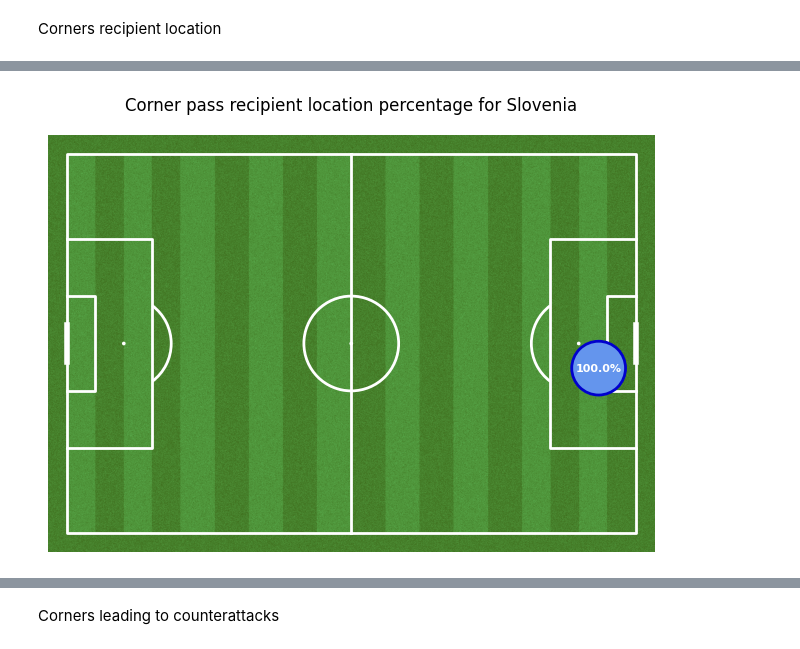
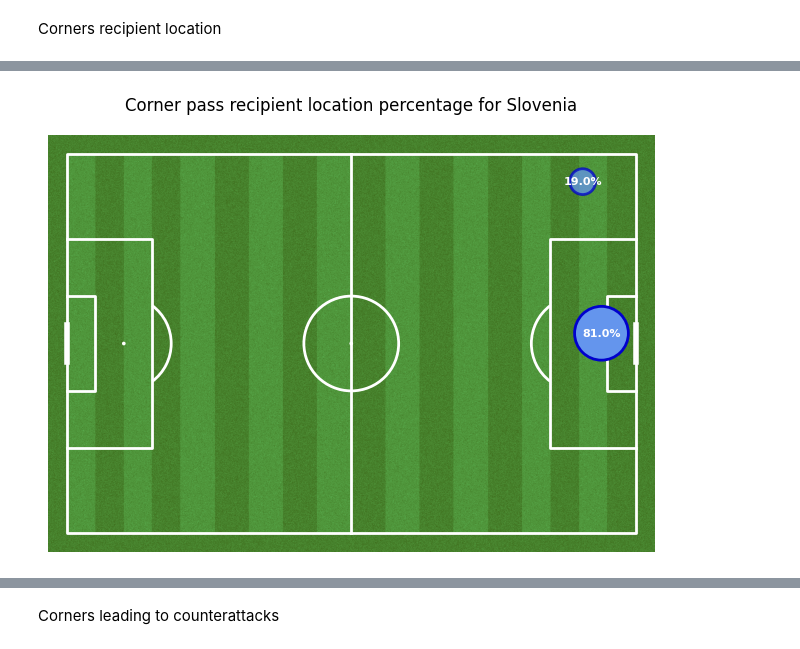
Before and after one commit to ngroggy/SoccerAnalytics, a Jupyter notebook: notebooks/5-setplays_ng.ipynb, the cells around one changed output, grey strips where cells are left out. Drawn from its saved outputs; the diff is of its cells as text; code cells hidden in the pictures.

```diff
--- a/notebooks/5-setplays_ng.ipynb
+++ b/notebooks/5-setplays_ng.ipynb
@@ -227,31 +256,46 @@ Corners recipient location
 df_distribution = pd.DataFrame()
 
 # Determine pass types based on recipient location
-pass_short = ((df_corners_svn["pass.endLocation.y"] < 19.0) & (df_corners_svn["location.y"] == 0.0)) | \
-             ((df_corners_svn["pass.endLocation.y"] > 81.0) & (df_corners_svn["location.y"] == 100.0))
+pass_short_1 = ((df_corners_svn["pass.endLocation.y"] < 19.0) & (df_corners_svn["location.y"] == 0.0))
+pass_short_2 = ((df_corners_svn["pass.endLocation.y"] > 81.0) & (df_corners_svn["location.y"] == 100.0))
 pass_parea = (df_corners_svn["pass.endLocation.y"] >= 19.0) & (df_corners_svn["pass.endLocation.y"] <= 81.0)
-pass_long  = ((df_corners_svn["pass.endLocation.y"] < 19.0) & (df_corners_svn["location.y"] == 100.0)) | \
-             ((df_corners_svn["pass.endLocation.y"] > 81.0) & (df_corners_svn["location.y"] == 0.0))
+pass_long_1  = ((df_corners_svn["pass.endLocation.y"] < 19.0) & (df_corners_svn["location.y"] == 100.0))
+pass_long_2  = ((df_corners_svn["pass.endLocation.y"] > 81.0) & (df_corners_svn["location.y"] == 0.0))
 pass_wide  = (df_corners_svn["pass.endLocation.x"] >= 16.0) & (df_corners_svn["pass.endLocation.x"] <= 84.0)
 
 # For every Corner type safe statistics for plotting
-for i, pass_dst in enumerate([pass_short, pass_parea, pass_long, pass_wide]):
+j=0
+for i, pass_dst in enumerate([pass_short_1, pass_short_2, pass_parea, pass_long_1, pass_long_2, pass_wide]):
 
     if df_corners_svn.loc[pass_dst].empty:
-        df_distribution.at[i, "x"] = -1.0
-        df_distribution.at[i, "y"] = -1.0
-        df_distribution.at[i, "amount"] = -1.0
+
+        if pass_dst is not pass_short_2 and pass_dst is not pass_long_2:
+            df_distribution.at[j, "x"] = -1.0
+            df_distribution.at[j, "y"] = -1.0
+            df_distribution.at[j, "amount"] = -1.0
+            j+=1
+
         continue
 
-    df_distribution.at[i, "x"] = np.mean(df_corners_svn.loc[pass_dst]['pass.endLocation.x'].to_numpy()).round(1)
-    df_distribution.at[i, "y"] = np.mean(df_corners_svn.loc[pass_dst]['pass.endLocation.y'].to_numpy()).round(1)
-    df_distribution.at[i, "amount"] = df_corners_svn.loc[pass_dst]['pass.endLocation.x'].count()
+    if pass_dst is pass_short_2 and pass_dst is pass_long_2:
+        df_distribution.at[j, "x"] = (df_distribution.at[j, "x"] + np.mean(df_corners_svn.loc[pass_dst]['pass.endLocation.x'].to_numpy()).round(1))/2.0
+        df_distribution.at[j, "y"] = (df_distribution.at[j, "y"] + 100.0 - np.mean(df_corners_svn.loc[pass_dst]['pass.endLocation.y'].to_numpy()).round(1))/2.0
+        df_distribution.at[j, "amount"] += df_corners_svn.loc[pass_dst]['pass.endLocation.x'].count()
+
+    else:
+        df_distribution.at[j, "x"] = np.mean(df_corners_svn.loc[pass_dst]['pass.endLocation.x'].to_numpy()).round(1)
+        df_distribution.at[j, "y"] = np.mean(df_corners_svn.loc[pass_dst]['pass.endLocation.y'].to_numpy()).round(1)
+        df_distribution.at[j, "amount"] = df_corners_svn.loc[pass_dst]['pass.endLocation.x'].count()
+
+    if pass_dst is not pass_short_2 and pass_dst is not pass_long_2:
+        j += 1
+
 
 # Adjust circle sizes and transparency proportional to the number of passes received in a specific area
 df_distribution['marker_size'] = (df_distribution['amount'] / df_distribution['amount'].max() * 1500)
 df_distribution['marker_size'] = abs((df_distribution['marker_size'] > 0) * df_distribution['marker_size']).round(0)
 df_distribution['alpha'] = abs(df_distribution['marker_size'] / df_distribution['marker_size'].max()).round(2)
-df_distribution['percentage'] = abs(df_distribution['amount'] / df_distribution[df_distribution['amount'] > 0]['amount'].sum() * (df_distribution['amount'] > 0)) * 100
+df_distribution['percentage'] = (abs(df_distribution['amount'] / df_distribution[df_distribution['amount'] > 0]['amount'].sum() * (df_distribution['amount'] > 0)) * 100).round(0)
 
 display(df_distribution)
 # %% [output]
@@ -263,32 +307,32 @@ display(df_distribution)
 # %%
 # Create pitch with certain attributes
 pitch = Pitch(pitch_color='grass', line_color='white', stripe=True)
 fig, ax = pitch.draw()
 
 # Draw circles proportional to the number of passes received in specific areas
 pitch.scatter(df_distribution.x / 100. * pitch_length, df_distribution.y / 100. * pitch_width, s=df_distribution.marker_size, \
               color='cornflowerblue', edgecolors='mediumblue', linewidth=2, alpha=df_distribution.alpha.apply(lambda x: max(x, 0.75)), ax=ax, zorder = 3)
 
 # Annotate circles with percentage of total passes
 for i in range(4):
 
         x = df_distribution.at[i, "x"]
         if x == -1.0:
                 continue
 
         x = x/100. * pitch_length
         y = df_distribution.at[i, "y"]/100. * pitch_width
 
         pitch.annotate(f"{df_distribution.at[i, 'percentage']}%", xy=(x, y), c='white', va='center',
                    ha='center', size=8, weight = "bold", ax=ax, zorder = 4)
 
 # Create title and save plot
-team_name = df_corners_svn["team.name"].iloc[0]
-fig.suptitle(f"Corner pass recipient location percentage for {team_name}", fontsize = 12)
+# team_name = df_corners_svn["team.name"].iloc[0]
+fig.suptitle(f"Corner pass recipient location percentage for Slovenia", fontsize = 12)
 plt.savefig('plots/5-SetPieces/5_1-Corners/corner_recipient_loc_SVN.png', dpi=400)
 plt.show()
 # %% [output]
-[figure, old version]
+[figure, new version]
 # %%
 # Create Dataframe for the distribution of corner passes for Denmark
 df_distribution = pd.DataFrame()
```
Also changed, not shown: parts of 37 cells of this notebook, 11 other files.
